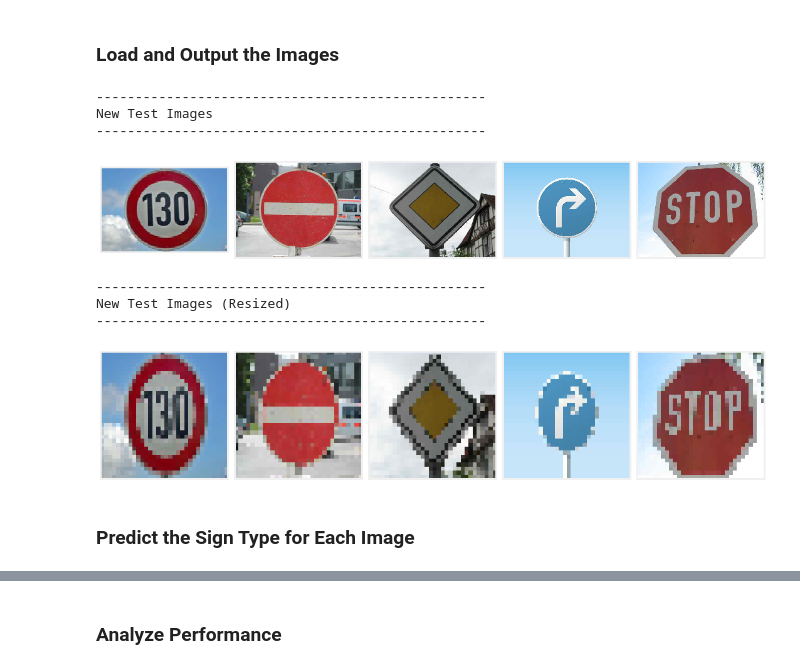
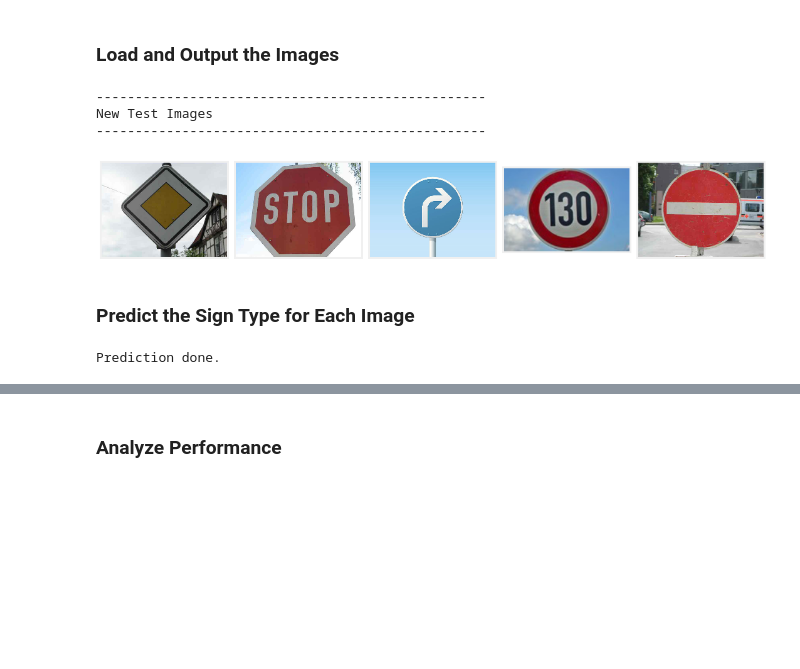
Before and after one commit to bentocin/sdcnd_traffic_sign_classifier, a Jupyter notebook: Traffic_Sign_Classifier.ipynb, the cells around one changed output, grey strips where cells are left out. Cells and saved outputs as stored; diff of their text form; code cells hidden in the pictures; blank space fills up the shorter version.

Commit message:
Adapt notebook and test several networks

```diff
--- a/Traffic_Sign_Classifier.ipynb
+++ b/Traffic_Sign_Classifier.ipynb
@@ -137,7 +137,8 @@ def plot_images(images, columns, labels=None):
         plt.subplot(num_examples//columns, columns, key+1)
         plt.xticks([])
         plt.yticks([])
-        if len(image.shape) == 2:
+        if image.shape[-1] == 1:
+            image = np.squeeze(image)
             plt.imshow(image, cmap="gray")
         else:
             plt.imshow(image)
@@ -896,7 +902,7 @@ LEARNING_RATE = 0.001
 EPOCHS = 5
 BATCH_SIZE = 128
 SAMPLES_PER_EPOCH = 60000
-IMG_SIZE = (32, 32, 3)
+IMG_SHAPE = (32, 32, 3)
 # %% [markdown]
 ### Train the Model
 
@@ -999,26 +1254,25 @@ You may find `signnames.csv` useful as it contains mappings from the class id (i
 # %%
 ### Load the images and plot them here.
 ### Feel free to use as many code cells as needed.
+imgs_dir = os.path.join(os.path.curdir,"test_signs")
+new_images = []
+resized_images = []
+for file in os.listdir(imgs_dir):
+    img =plt.imread(os.path.join(imgs_dir,file))
+    new_images.append(img)
+    resized_images.append(resize_image(img, size=IMG_SHAPE))
 
-new_images = []
-for file in os.listdir("./test_signs"):
-    img = plt.imread(os.path.join(".\\test_signs",file))
-    new_images.append(img)
-
-new_images = np.array(new_images, dtype=np.float32)
+new_images = np.array(new_images)
+resized_images = np.array(resized_images)
 print("-" * 50)
 print("New Test Images")
 print("-" * 50)
 plot_images(new_images, 5)
 # %% [output]
 --------------------------------------------------
 New Test Images
 --------------------------------------------------
-[figure, old version]
+[figure, new version]
---------------------------------------------------
-New Test Images (Resized)
---------------------------------------------------
-[figure, removed]
 # %% [markdown]
 ### Predict the Sign Type for Each Image
 # %%
@@ -1026,14 +1280,11 @@ New Test Images (Resized)
 ### Make sure to pre-process the images with the same pre-processing pipeline used earlier.
 ### Feel free to use as many code cells as needed.
 
-####################################################################
-# TODO: Continue here and make predictions with a function for that
-####################################################################
-
-# TODO: Preprocessing is now put in functions
-X_new, _ = preprocessing([resizer, normalize_2], X=new_images, y=None)
-model = build_graph(network_5, learning_rate=LEARNING_RATE)
+X_new, _ = preprocessing([normalize_2], X=resized_images, y=None)
+model = build_graph(network_5, learning_rate=LEARNING_RATE, image_shape=IMG_SHAPE)
 file_name = "net_5.ckpt"
-predict, top_k = predict_traffic_signs(X_new, model, file_name, batch_size=BATCH_SIZE)
+predict, top_k = predict_traffic_signs(model, X_new, file_name, batch_size=BATCH_SIZE)
+# %% [output]
+Prediction done.
 # %%
 print(SIGN_NAMES[predict])
```
Also changed, not shown: parts of 34 cells of this notebook, 41 other files.
